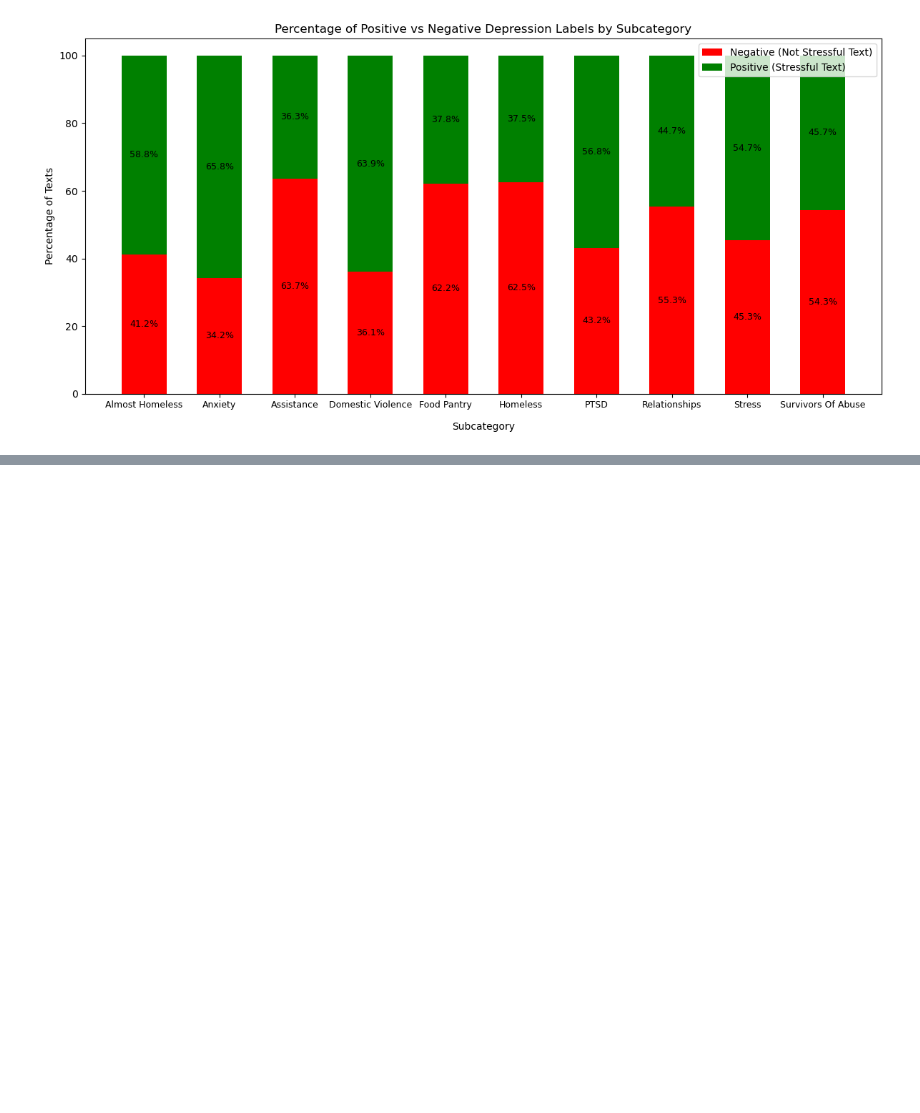
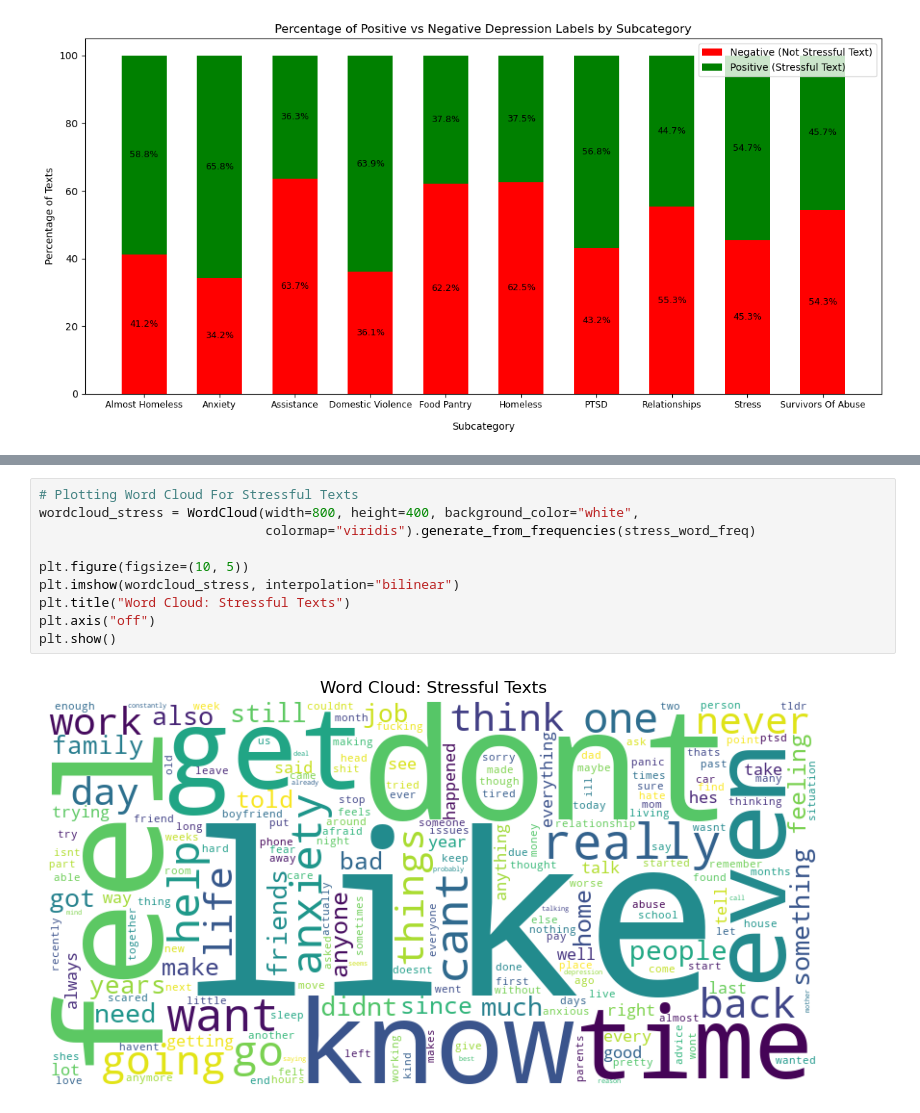
Before and after one commit to tadamaen/DSA4262, a Jupyter notebook: DSA4262 Individual Assignment 2/DSA4262 Individual Assignment 2.ipynb, the cells around one changed output, grey strips where cells are left out. Drawn from its saved outputs; the diff is of its cells as text; blank space fills up the shorter version.

```diff
--- a/DSA4262 Individual Assignment 2/DSA4262 Individual Assignment 2.ipynb
+++ b/DSA4262 Individual Assignment 2/DSA4262 Individual Assignment 2.ipynb
@@ -661,0 +877,12 @@ plt.show()
+# %%
+# Plotting Word Cloud For Stressful Texts
+wordcloud_stress = WordCloud(width=800, height=400, background_color="white",
+                             colormap="viridis").generate_from_frequencies(stress_word_freq)
+
+plt.figure(figsize=(10, 5))
+plt.imshow(wordcloud_stress, interpolation="bilinear")
+plt.title("Word Cloud: Stressful Texts")
+plt.axis("off")
+plt.show()
+# %% [output]
+[figure, added]
```
Also changed, not shown: parts of 24 cells of this notebook.
